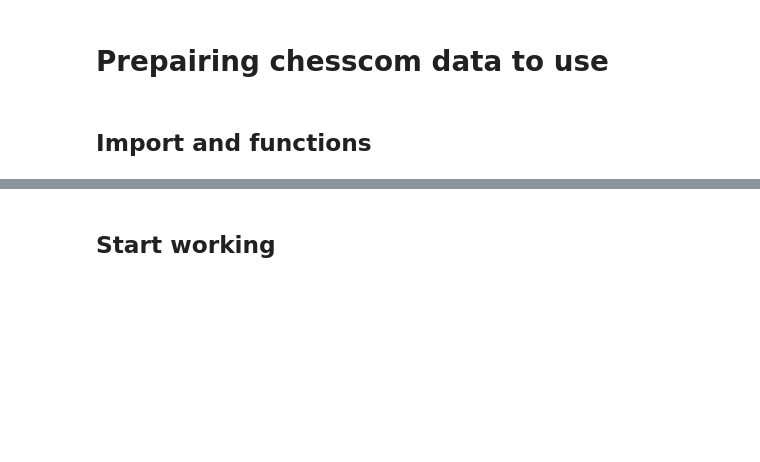
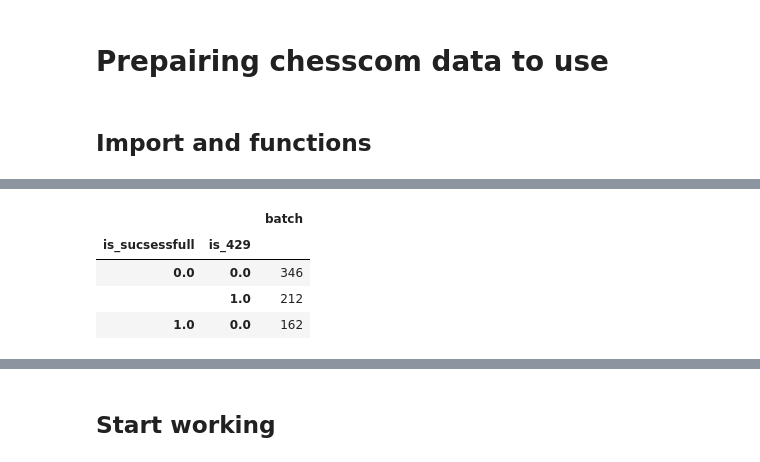
Before and after one commit to rosolimo212/chesscom, a Jupyter notebook: API_import.ipynb, the cells around one changed output, grey strips where cells are left out. Cells and saved outputs as stored; diff of their text form; code cells hidden in the pictures; blank space fills up the shorter version.

```diff
--- a/API_import.ipynb
+++ b/API_import.ipynb
@@ -529,0 +495,8 @@ def get_county_players_list(country):
+# %%
+loading_result.groupby(['is_sucsessfull', 'is_429']).agg({'batch': lambda x: x.nunique()})
+# %% [output]
+|  |  | batch |
+| is_sucsessfull | is_429 |  |
+| 0.0 | 0.0 | 346 |
+|  | 1.0 | 212 |
+| 1.0 | 0.0 | 162 |
```
Also changed, not shown: parts of 23 cells of this notebook.
